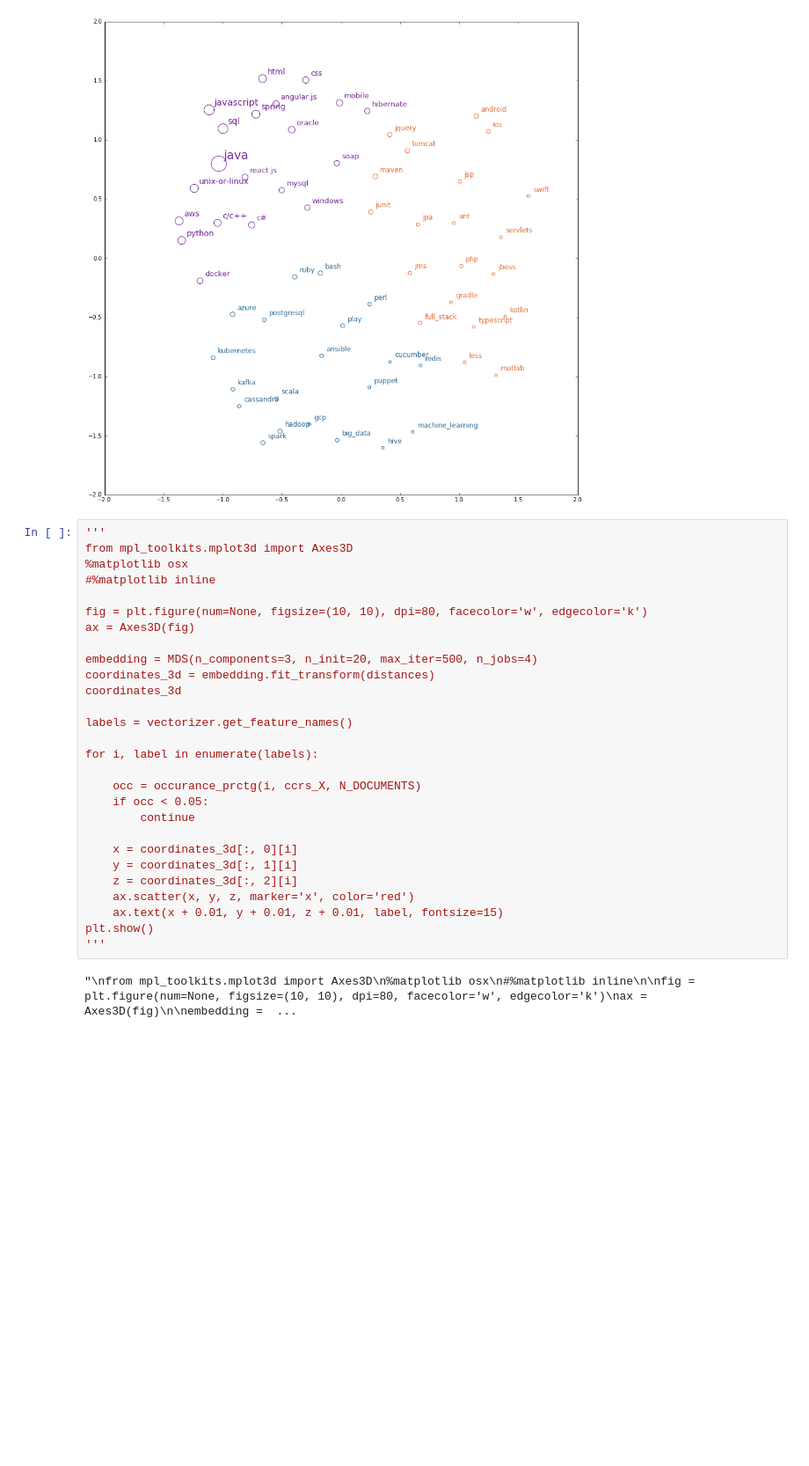
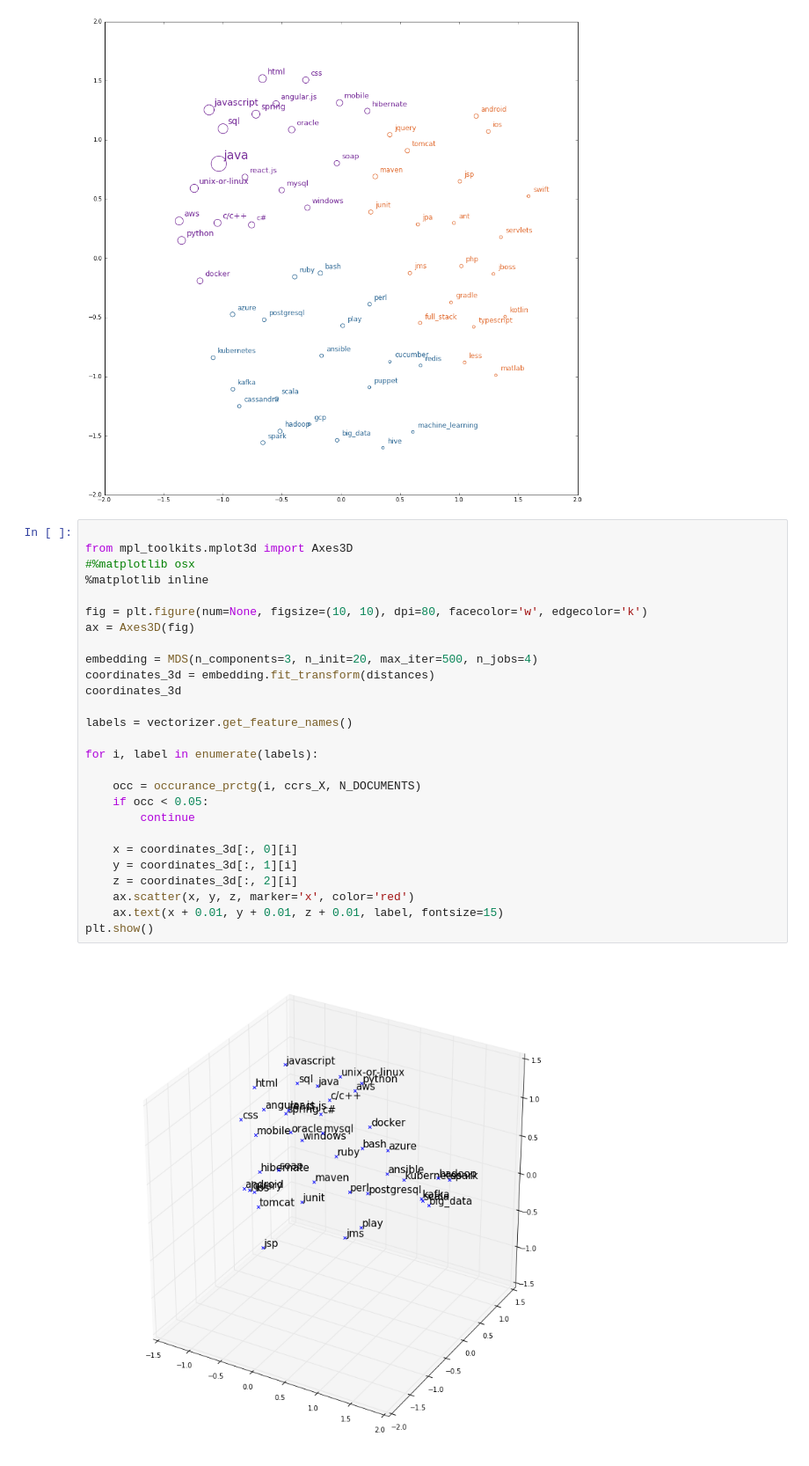
Before and after one commit to max-iakovyna/job_analysis, a Jupyter notebook: naive_embeding.ipynb, the cells around one changed output. Shown at 88% size. Saved outputs shown, nothing was run; the diff lists cells and outputs as text; blank space fills up the shorter version.

Commit message:
Plot 3d

```diff
--- a/naive_embeding.ipynb
+++ b/naive_embeding.ipynb
@@ -134,32 +134,31 @@ plt.show()
 # %% [output]
 [figure]
 # %%
-'''
+
 from mpl_toolkits.mplot3d import Axes3D
-%matplotlib osx
-#%matplotlib inline
+#%matplotlib osx
+%matplotlib inline
 
 fig = plt.figure(num=None, figsize=(10, 10), dpi=80, facecolor='w', edgecolor='k')
 ax = Axes3D(fig)
 
 embedding = MDS(n_components=3, n_init=20, max_iter=500, n_jobs=4)
 coordinates_3d = embedding.fit_transform(distances)
 coordinates_3d
 
 labels = vectorizer.get_feature_names()
 
 for i, label in enumerate(labels):
 
     occ = occurance_prctg(i, ccrs_X, N_DOCUMENTS)
     if occ < 0.05:
         continue
 
     x = coordinates_3d[:, 0][i]
     y = coordinates_3d[:, 1][i]
     z = coordinates_3d[:, 2][i]
     ax.scatter(x, y, z, marker='x', color='red')
     ax.text(x + 0.01, y + 0.01, z + 0.01, label, fontsize=15)
 plt.show()
-'''
 # %% [output]
-"\nfrom mpl_toolkits.mplot3d import Axes3D\n%matplotlib osx\n#%matplotlib inline\n\nfig = plt.figure(num=None, figsize=(10, 10), dpi=80, facecolor='w', edgecolor='k')\nax = Axes3D(fig)\n\nembedding =  ...
+[figure, added]
```
